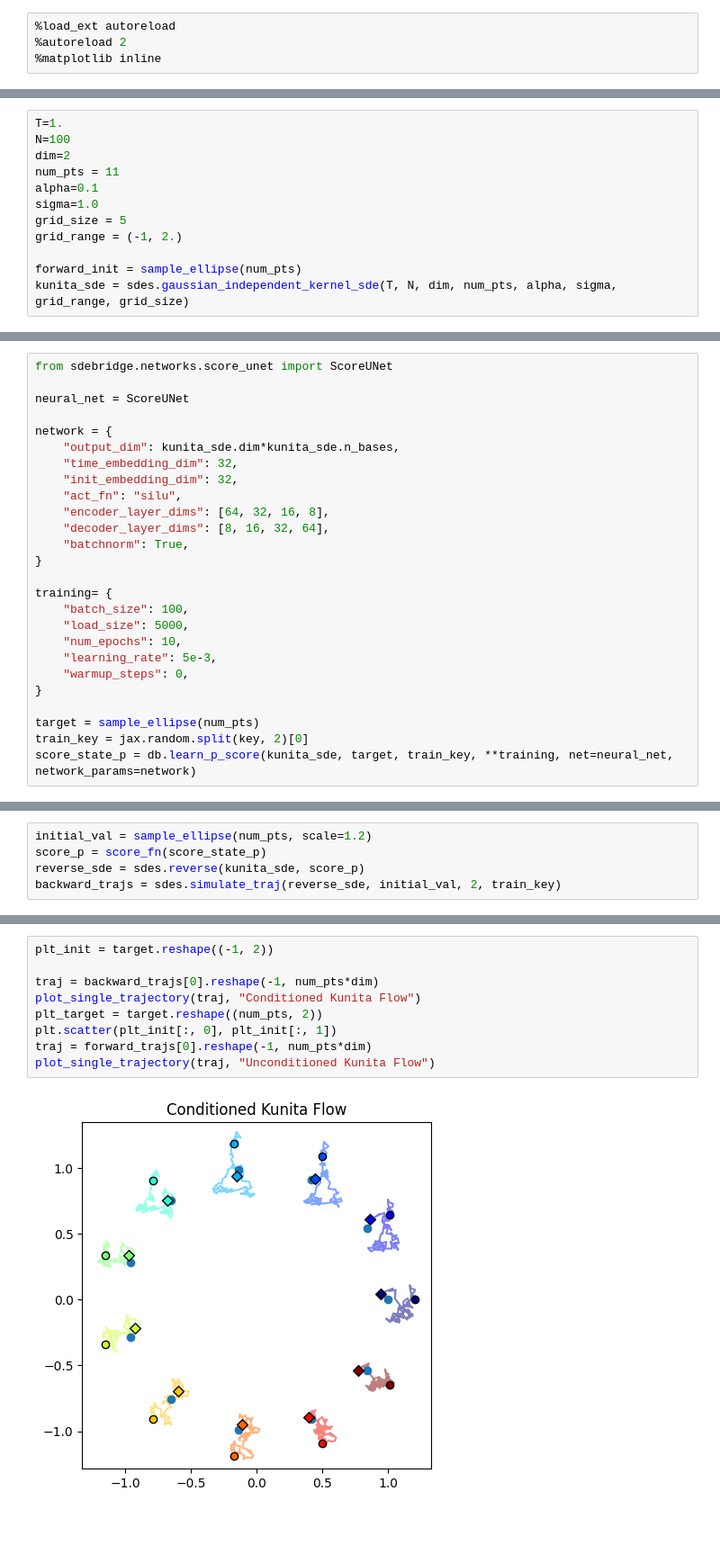
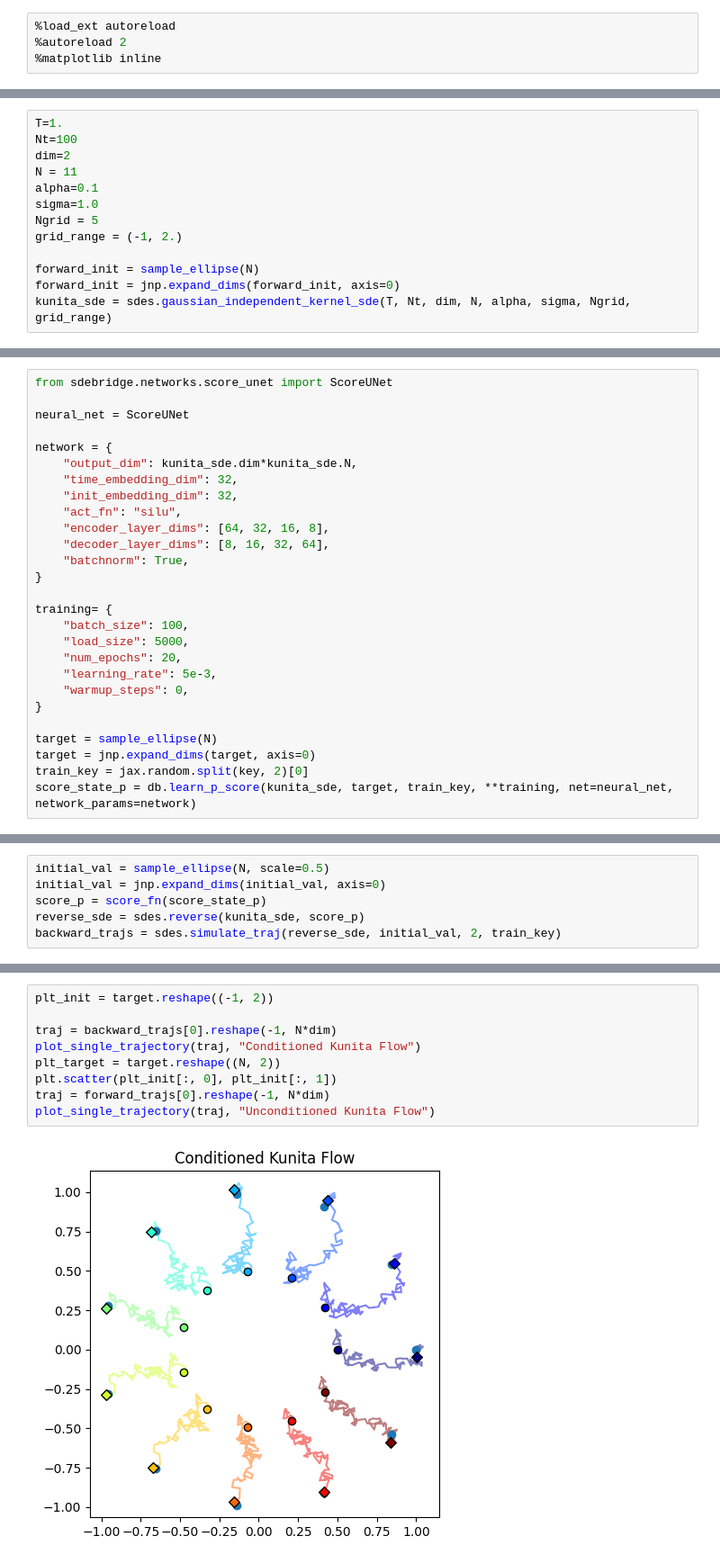
Before and after one commit to libbylbaker/infsdebridge, a Jupyter notebook: experiments/Q_bridge_landmarks.ipynb, the cells around one changed output, grey strips where cells are left out. Shown at 90% size. Cells and saved outputs as stored; diff of their text form; blank space fills up the shorter version.

```diff
--- a/experiments/Q_bridge_landmarks.ipynb
+++ b/experiments/Q_bridge_landmarks.ipynb
@@ -13,15 +17,16 @@ import jax
 # %%
 T=1.
-N=100
+Nt=100
 dim=2
-num_pts = 11
+N = 11
 alpha=0.1
 sigma=1.0
-grid_size = 5
+Ngrid = 5
 grid_range = (-1, 2.)
 
-forward_init = sample_ellipse(num_pts)
-kunita_sde = sdes.gaussian_independent_kernel_sde(T, N, dim, num_pts, alpha, sigma, grid_range, grid_size)
+forward_init = sample_ellipse(N)
+forward_init = jnp.expand_dims(forward_init, axis=0)
+kunita_sde = sdes.gaussian_independent_kernel_sde(T, Nt, dim, N, alpha, sigma, Ngrid, grid_range)
 # %%
 key = jax.random.PRNGKey(2)
 forward_trajs= sdes.simulate_traj(kunita_sde, forward_init, 2, key)
@@ -38,7 +46,7 @@ from sdebridge.networks.score_unet import ScoreUNet
 neural_net = ScoreUNet
 
 network = {
-    "output_dim": kunita_sde.dim*kunita_sde.n_bases,
+    "output_dim": kunita_sde.dim*kunita_sde.N,
     "time_embedding_dim": 32,
     "init_embedding_dim": 32,
     "act_fn": "silu",
@@ -50,11 +58,12 @@ network = {
 training= {
     "batch_size": 100,
     "load_size": 5000,
-    "num_epochs": 10,
+    "num_epochs": 20,
     "learning_rate": 5e-3,
     "warmup_steps": 0,
 }
 
-target = sample_ellipse(num_pts)
+target = sample_ellipse(N)
+target = jnp.expand_dims(target, axis=0)
 train_key = jax.random.split(key, 2)[0]
 score_state_p = db.learn_p_score(kunita_sde, target, train_key, **training, net=neural_net, network_params=network)
@@ -61,5 +72,6 @@ score_state_p = db.learn_p_score(kunita_sde, target, train_key, **training, net=
 # %%
-initial_val = sample_ellipse(num_pts, scale=1.2)
+initial_val = sample_ellipse(N, scale=0.5)
+initial_val = jnp.expand_dims(initial_val, axis=0)
 score_p = score_fn(score_state_p)
 reverse_sde = sdes.reverse(kunita_sde, score_p)
 backward_trajs = sdes.simulate_traj(reverse_sde, initial_val, 2, train_key)
@@ -66,12 +81,12 @@ backward_trajs = sdes.simulate_traj(reverse_sde, initial_val, 2, train_key)
 # %%
 plt_init = target.reshape((-1, 2))
 
-traj = backward_trajs[0].reshape(-1, num_pts*dim)
+traj = backward_trajs[0].reshape(-1, N*dim)
 plot_single_trajectory(traj, "Conditioned Kunita Flow")
-plt_target = target.reshape((num_pts, 2))
+plt_target = target.reshape((N, 2))
 plt.scatter(plt_init[:, 0], plt_init[:, 1])
-traj = forward_trajs[0].reshape(-1, num_pts*dim)
+traj = forward_trajs[0].reshape(-1, N*dim)
 plot_single_trajectory(traj, "Unconditioned Kunita Flow")
 # %% [output]
-[figure, old version]
+[figure, new version]
 [figure]
```
Also changed, not shown: parts of 5 cells of this notebook, 5 other files.
